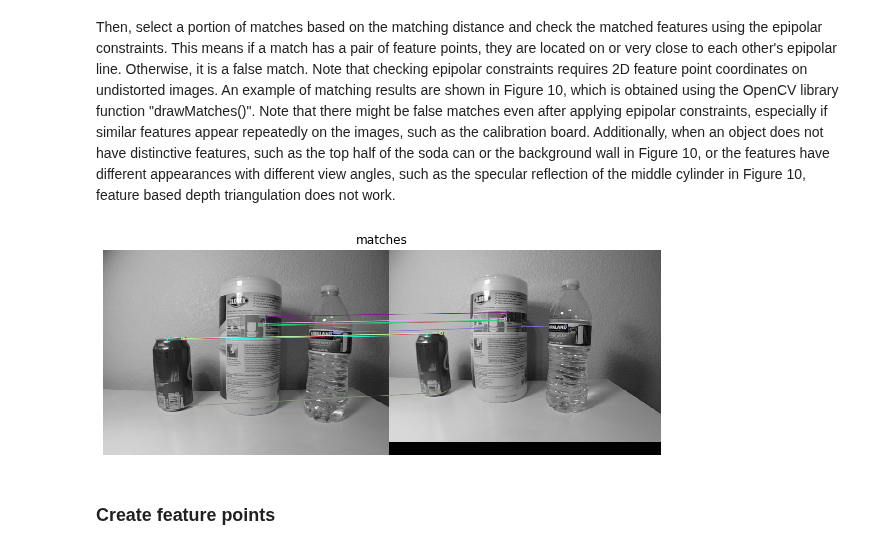
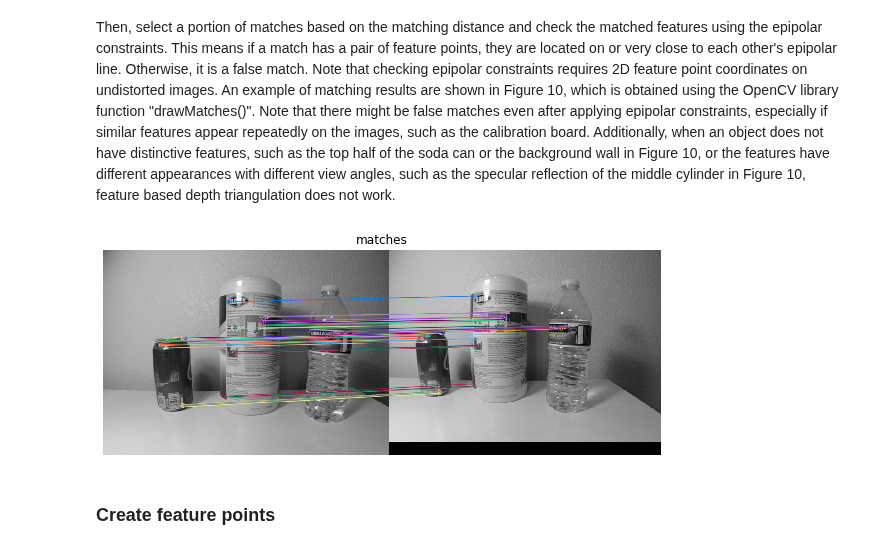
Before and after one commit to eshangaur/Perception-in-Robotics, a Jupyter notebook: project_2a/code/task_3/task_3.ipynb, the cells around one changed output. Saved outputs shown, nothing was run; the diff lists cells and outputs as text; code cells hidden in the pictures.

```diff
--- a/project_2a/code/task_3/task_3.ipynb
+++ b/project_2a/code/task_3/task_3.ipynb
@@ -168,12 +169,12 @@ matches = sorted(matches, key = lambda x:x.distance)
 # %%
 # Draw first 10 matches.
 # img_left = left_[0].copy()
 # img_right = right_[0].copy()
-img3 = cv2.drawMatches(img_left,kp_left,img_right,kp_right,matches[:10], None,flags=2)
+img3 = cv2.drawMatches(img_left,kp_left,img_right,kp_right,matches[:50], None,flags=2)
 
 plot_figures({'matches':img3})
 # %% [output]
-[figure, old version]
+[figure, new version]
 # %% [markdown]
 ### Create feature points
 # %%
```
Also changed, not shown: parts of 11 cells of this notebook, 1 other file.
